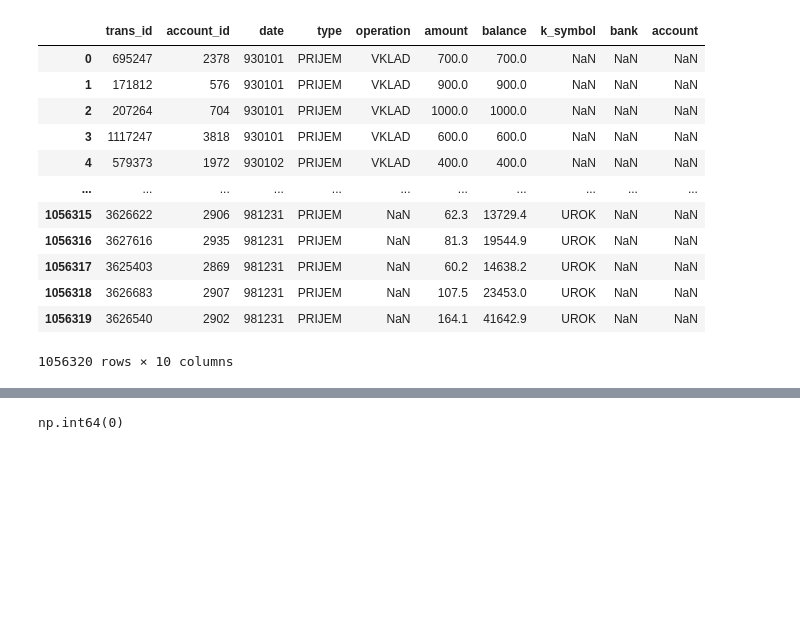
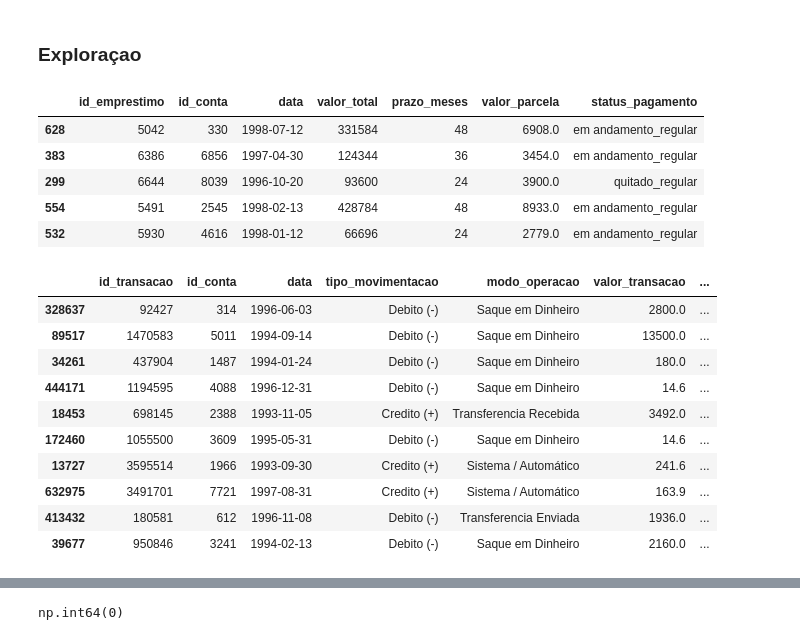
Before and after one commit to christianwislockioli-rgb/Analise_de_Risco_e_Melhoria_de_Fluxo_Operacional_de_Credito, a Jupyter notebook: 02_dados/src/Projeto.ipynb, the cells around one changed output, grey strips where cells are left out. Drawn from its saved outputs; the diff is of its cells as text; code cells hidden in the pictures; blank space fills up the shorter version.

```diff
--- a/02_dados/src/Projeto.ipynb
+++ b/02_dados/src/Projeto.ipynb
@@ -10,0 +14,2 @@ import seaborn as sns
+# %% [markdown]
+### Exploraçao
@@ -32,16 +49,24 @@ transacoes_df = pd.read_csv(pasta_banco/'trans.asc', sep=';',dtype={'trans_id' :
+# %%
+emprestimo_df.sample(5)
+# %% [output]
+|  | id_emprestimo | id_conta | data | valor_total | prazo_meses | valor_parcela | status_pagamento |
+| 628 | 5042 | 330 | 1998-07-12 | 331584 | 48 | 6908.0 | em andamento_regular |
+| 383 | 6386 | 6856 | 1997-04-30 | 124344 | 36 | 3454.0 | em andamento_regular |
+| 299 | 6644 | 8039 | 1996-10-20 | 93600 | 24 | 3900.0 | quitado_regular |
+| 554 | 5491 | 2545 | 1998-02-13 | 428784 | 48 | 8933.0 | em andamento_regular |
+| 532 | 5930 | 4616 | 1998-01-12 | 66696 | 24 | 2779.0 | em andamento_regular |
 # %%
-transacoes_df
+# Recolhendo amostras
+transacoes_df.sample(10)
 # %% [output]
-|  | trans_id | account_id | date | type | operation | amount | balance | k_symbol | bank | account |
-| 0 | 695247 | 2378 | 930101 | PRIJEM | VKLAD | 700.0 | 700.0 | NaN | NaN | NaN |
-| 1 | 171812 | 576 | 930101 | PRIJEM | VKLAD | 900.0 | 900.0 | NaN | NaN | NaN |
-| 2 | 207264 | 704 | 930101 | PRIJEM | VKLAD | 1000.0 | 1000.0 | NaN | NaN | NaN |
-| 3 | 1117247 | 3818 | 930101 | PRIJEM | VKLAD | 600.0 | 600.0 | NaN | NaN | NaN |
-| 4 | 579373 | 1972 | 930102 | PRIJEM | VKLAD | 400.0 | 400.0 | NaN | NaN | NaN |
-| ... | ... | ... | ... | ... | ... | ... | ... | ... | ... | ... |
-| 1056315 | 3626622 | 2906 | 981231 | PRIJEM | NaN | 62.3 | 13729.4 | UROK | NaN | NaN |
-| 1056316 | 3627616 | 2935 | 981231 | PRIJEM | NaN | 81.3 | 19544.9 | UROK | NaN | NaN |
-| 1056317 | 3625403 | 2869 | 981231 | PRIJEM | NaN | 60.2 | 14638.2 | UROK | NaN | NaN |
-| 1056318 | 3626683 | 2907 | 981231 | PRIJEM | NaN | 107.5 | 23453.0 | UROK | NaN | NaN |
-| 1056319 | 3626540 | 2902 | 981231 | PRIJEM | NaN | 164.1 | 41642.9 | UROK | NaN | NaN |
+|  | id_transacao | id_conta | data | tipo_movimentacao | modo_operacao | valor_transacao | ... |
+| 328637 | 92427 | 314 | 1996-06-03 | Debito (-) | Saque em Dinheiro | 2800.0 | ... |
+| 89517 | 1470583 | 5011 | 1994-09-14 | Debito (-) | Saque em Dinheiro | 13500.0 | ... |
+| 34261 | 437904 | 1487 | 1994-01-24 | Debito (-) | Saque em Dinheiro | 180.0 | ... |
+| 444171 | 1194595 | 4088 | 1996-12-31 | Debito (-) | Saque em Dinheiro | 14.6 | ... |
+| 18453 | 698145 | 2388 | 1993-11-05 | Credito (+) | Transferencia Recebida | 3492.0 | ... |
+| 172460 | 1055500 | 3609 | 1995-05-31 | Debito (-) | Saque em Dinheiro | 14.6 | ... |
+| 13727 | 3595514 | 1966 | 1993-09-30 | Credito (+) | Sistema / Automático | 241.6 | ... |
+| 632975 | 3491701 | 7721 | 1997-08-31 | Credito (+) | Sistema / Automático | 163.9 | ... |
+| 413432 | 180581 | 612 | 1996-11-08 | Debito (-) | Transferencia Enviada | 1936.0 | ... |
+| 39677 | 950846 | 3241 | 1994-02-13 | Debito (-) | Saque em Dinheiro | 2160.0 | ... |
-1056320 rows × 10 columns
```
Also changed, not shown: parts of 41 cells of this notebook.
